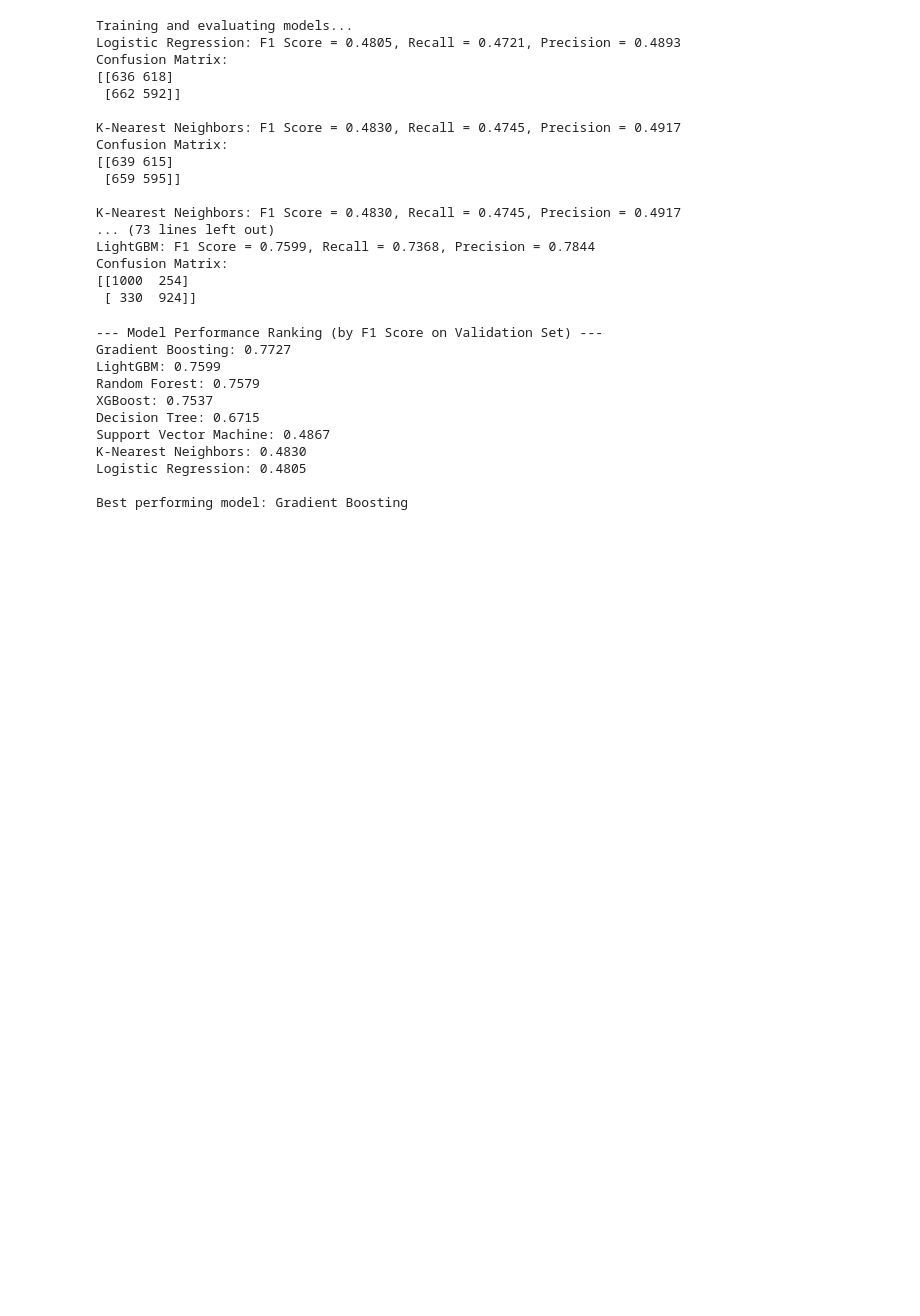
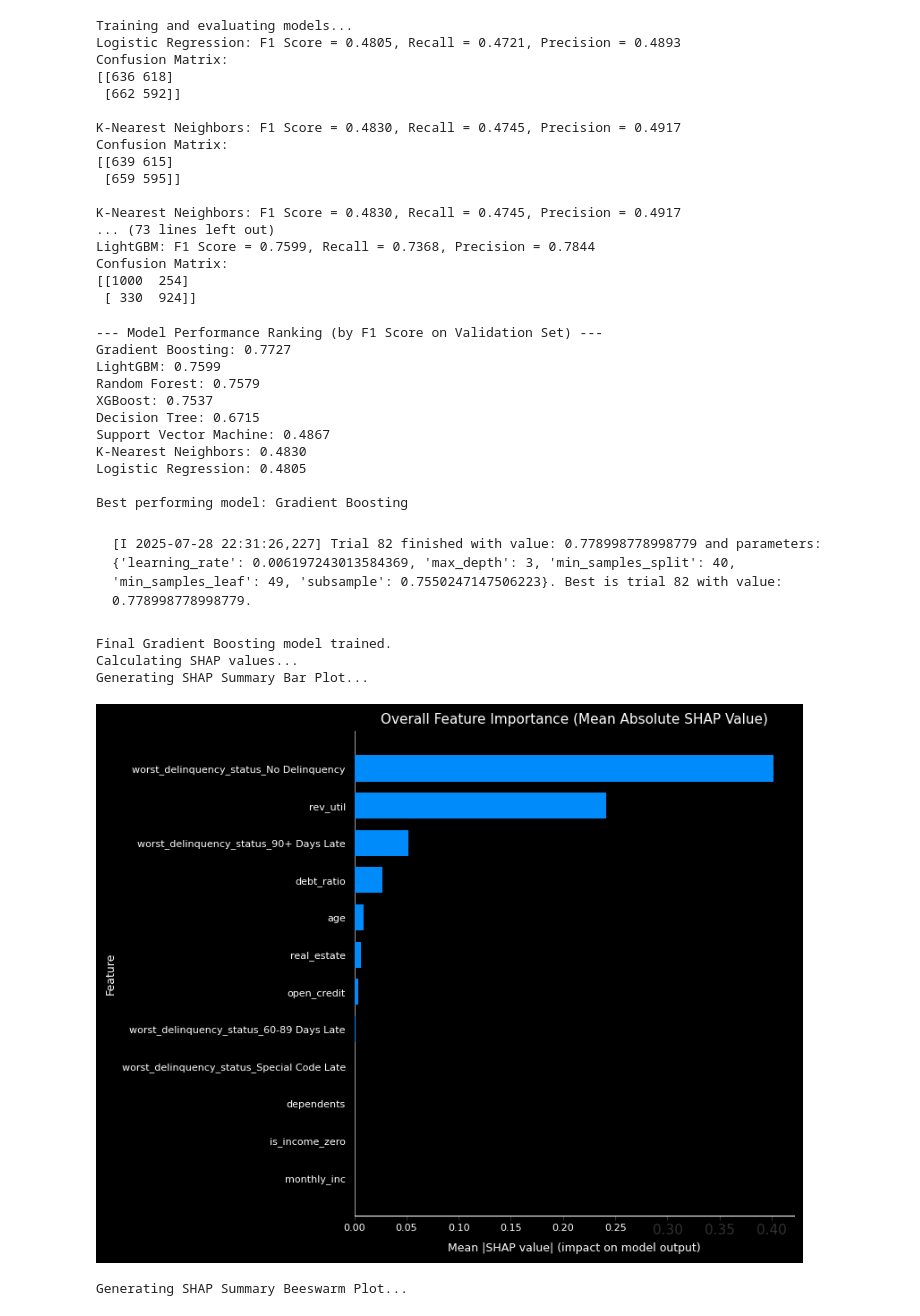
Before and after one commit to Azvier/credit-risk-prediction, a Jupyter notebook: notebooks/02-prediction-model.ipynb, the cells around one changed output. Saved outputs shown, nothing was run; the diff lists cells and outputs as text; code cells hidden in the pictures; blank space fills up the shorter version.

Commit message:
feat(model-tuning): added hyperparameter tuning with optuna and SHAP visualization for interpretability

````diff
--- a/notebooks/02-prediction-model.ipynb
+++ b/notebooks/02-prediction-model.ipynb
@@ -134,0 +176,64 @@ Best performing model: Gradient Boosting
+# %% [markdown]
+```
+[I 2025-07-28 22:31:26,227] Trial 82 finished with value: 0.778998778998779 and parameters: {'learning_rate': 0.006197243013584369, 'max_depth': 3, 'min_samples_split': 40, 'min_samples_leaf': 49, 'subsample': 0.7550247147506223}. Best is trial 82 with value: 0.778998778998779.
+```
+# %%
+# Best model from Optuna
+best_params = {
+    'learning_rate': 0.006197243013584369,
+    'max_depth': 3,
+    'min_samples_split': 40,
+    'min_samples_leaf': 49,
+    'subsample': 0.7550247147506223,
+}
+
+# Train the final model
+final_model = GradientBoostingClassifier(random_state=42, **best_params)
+final_model.fit(X_temp, y_temp)
+
+print("Final Gradient Boosting model trained.")
+
+# Use SHAP to explain the model's predictions on the test set
+print("Calculating SHAP values...")
+explainer = shap.TreeExplainer(final_model)
+shap_values = explainer.shap_values(X_test)
+
+# SHAP Plots
+
+# Overall feature importance
+print("Generating SHAP Summary Bar Plot...")
+plt.figure(figsize=(7, 4))
+shap.summary_plot(
+    shap_values, X_test, plot_type="bar", show=False,
+    color_bar_label="Mean |SHAP value| (impact on model output)"
+)
+plt.title("Overall Feature Importance (Mean Absolute SHAP Value)", fontsize=11, color='white')
+plt.xlabel("Mean |SHAP value| (impact on model output)", fontsize=9, color='white')
+plt.ylabel("Feature", fontsize=9, color='white')
+plt.xticks(color='white', fontsize=8)
+plt.yticks(color='white', fontsize=8)
+plt.tight_layout()
+plt.gca().set_facecolor('black')
+plt.show()
+
+# Distribution and direction of impact
+print("Generating SHAP Summary Beeswarm Plot...")
+plt.figure(figsize=(7, 4))
+shap.summary_plot(
+    shap_values, X_test, show=False,
+    color_bar_label="SHAP value (impact on model output)"
+)
+plt.title("Distribution and Impact of SHAP Values", fontsize=11, color='white')
+plt.xlabel("SHAP value (impact on model output)", fontsize=9, color='white')
+plt.ylabel("Feature", fontsize=9, color='white')
+plt.xticks(color='white', fontsize=8)
+plt.yticks(color='white', fontsize=8)
+plt.tight_layout()
+plt.gca().set_facecolor('black')
+plt.show()
+# %% [output]
+Final Gradient Boosting model trained.
+Calculating SHAP values...
+Generating SHAP Summary Bar Plot...
+[figure, added]
+Generating SHAP Summary Beeswarm Plot...
````
Also changed, not shown: parts of 4 cells of this notebook.
